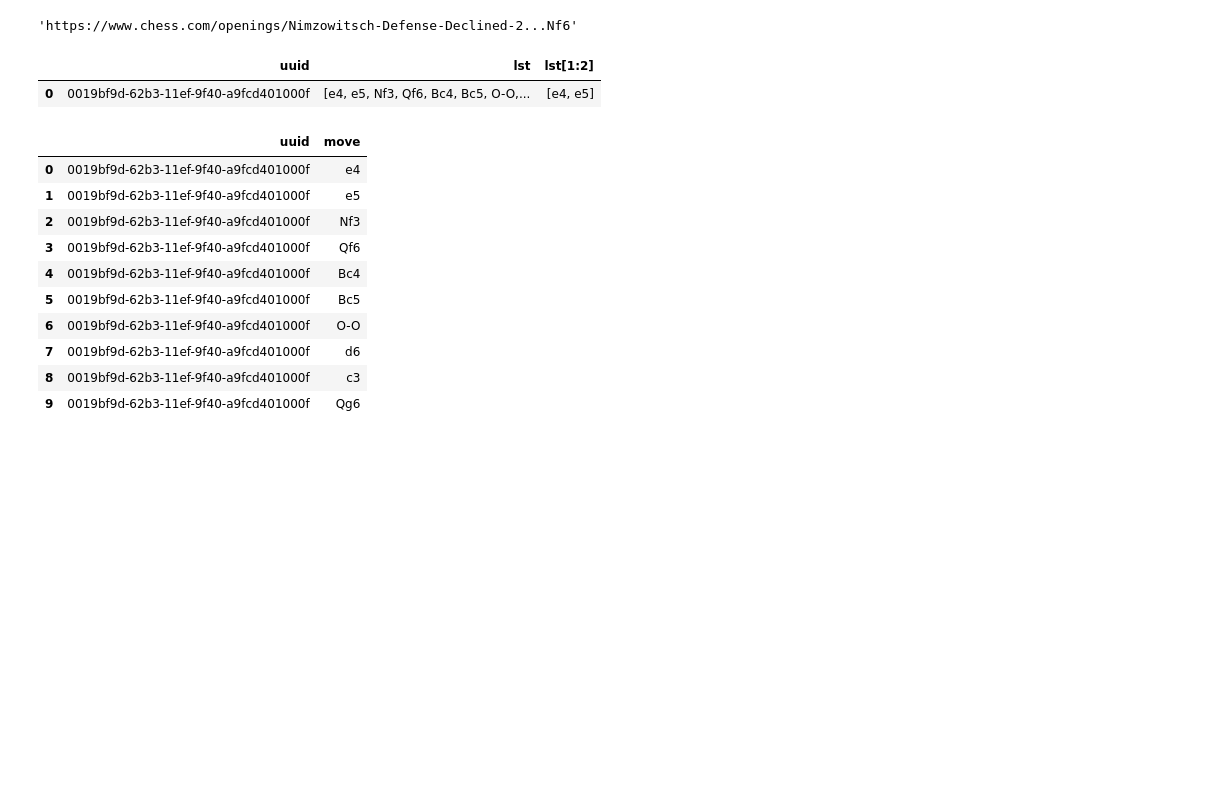
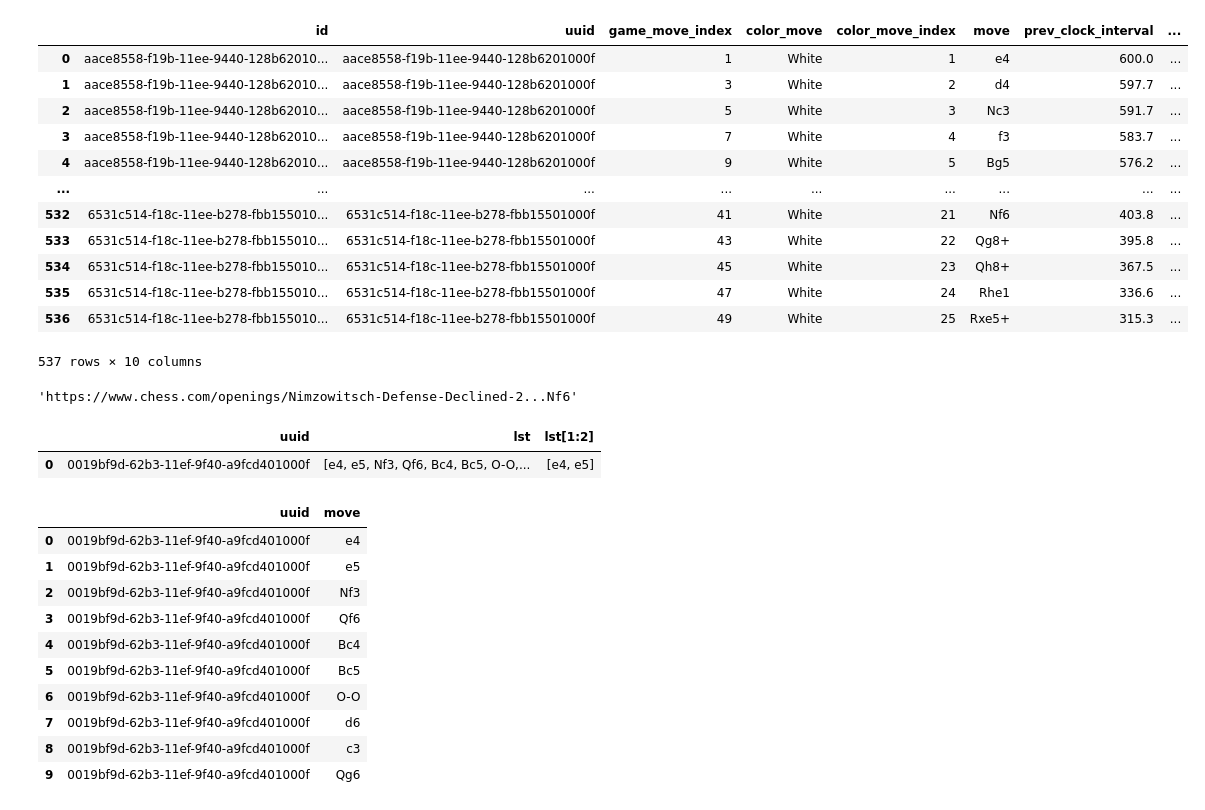
Before and after one commit to jkwd/chess_dashboard, a Jupyter notebook: chess_dagster/Untitled1.ipynb, the cells around one changed output. Cells and saved outputs as stored; diff of their text form; code cells hidden in the pictures; blank space fills up the shorter version.

```diff
--- a/chess_dagster/Untitled1.ipynb
+++ b/chess_dagster/Untitled1.ipynb
@@ -25,3 +187,77 @@ query('select * from information_schema.tables')
+# %%
+query("""
+with player_games as (
+    select
+    uuid
+    , time_control_base
+    , time_control_add_seconds
+    , pgn_move_extract
+    , pgn_clock_extract
+    from chess_data_prep.player_games
+    limit 10
+)
+, unnest as (
+    select
+    *
+    , generate_subscripts(pgn_move_extract, 1) AS game_move_index
+    , unnest(pgn_move_extract) as move_unnest
+    , unnest(pgn_clock_extract) as clock_unnest
+    , split(move_unnest, ' ')[1] as color_move_index_raw
+    , cast(regexp_replace(color_move_index_raw, '\.+', '') as int) as color_move_index
+    , if(regexp_matches(color_move_index_raw, '\.\.\.'), 'Black', 'White') as color_move
+    , split(move_unnest, ' ')[2] as move
+
+    -- This is the clock after the addition of time
+    , epoch(cast(replace(split(clock_unnest, ' ')[2], ']}}', '') as interval)) as clock_interval_post_move
+
+    -- To get the clock before the addition of time
+    , clock_interval_post_move - time_control_add_seconds as clock_interval_move
+
+    from player_games
+)
+, final as (
+    select
+    uuid
+    , game_move_index
+    , color_move
+    , color_move_index
+    , move
+    , coalesce(
+        lag(clock_interval_post_move) over(partition by uuid, color_move order by color_move_index)
+        , time_control_base
+    )  as prev_clock_interval
+    , clock_interval_move
+    , clock_interval_post_move
+    , prev_clock_interval - clock_interval_move as move_time_seconds
+    from unnest
+)
+select
+concat(uuid::string, '_', game_move_index::string) as id
+, uuid::string as uuid
+, game_move_index::int as game_move_index
+, color_move::string as color_move
+, color_move_index::int as color_move_index
+, move::string as move
+, prev_clock_interval::double as prev_clock_interval
+, clock_interval_move::double as clock_interval_move
+, clock_interval_post_move::double as clock_interval_post_move
+, move_time_seconds::double as move_time_seconds
+from final
+""")
+# %% [output]
+|  | id | uuid | game_move_index | color_move | color_move_index | move | prev_clock_interval | ... |
+| 0 | aace8558-f19b-11ee-9440-128b62010... | aace8558-f19b-11ee-9440-128b6201000f | 1 | White | 1 | e4 | 600.0 | ... |
+| 1 | aace8558-f19b-11ee-9440-128b62010... | aace8558-f19b-11ee-9440-128b6201000f | 3 | White | 2 | d4 | 597.7 | ... |
+| 2 | aace8558-f19b-11ee-9440-128b62010... | aace8558-f19b-11ee-9440-128b6201000f | 5 | White | 3 | Nc3 | 591.7 | ... |
+| 3 | aace8558-f19b-11ee-9440-128b62010... | aace8558-f19b-11ee-9440-128b6201000f | 7 | White | 4 | f3 | 583.7 | ... |
+| 4 | aace8558-f19b-11ee-9440-128b62010... | aace8558-f19b-11ee-9440-128b6201000f | 9 | White | 5 | Bg5 | 576.2 | ... |
+| ... | ... | ... | ... | ... | ... | ... | ... | ... |
+| 532 | 6531c514-f18c-11ee-b278-fbb155010... | 6531c514-f18c-11ee-b278-fbb15501000f | 41 | White | 21 | Nf6 | 403.8 | ... |
+| 533 | 6531c514-f18c-11ee-b278-fbb155010... | 6531c514-f18c-11ee-b278-fbb15501000f | 43 | White | 22 | Qg8+ | 395.8 | ... |
+| 534 | 6531c514-f18c-11ee-b278-fbb155010... | 6531c514-f18c-11ee-b278-fbb15501000f | 45 | White | 23 | Qh8+ | 367.5 | ... |
+| 535 | 6531c514-f18c-11ee-b278-fbb155010... | 6531c514-f18c-11ee-b278-fbb15501000f | 47 | White | 24 | Rhe1 | 336.6 | ... |
+| 536 | 6531c514-f18c-11ee-b278-fbb155010... | 6531c514-f18c-11ee-b278-fbb15501000f | 49 | White | 25 | Rxe5+ | 315.3 | ... |
+537 rows × 10 columns
 # %%
 query("select * from chess_data_raw.chess_openings where opening = 'unknown'")['url'][0]
 # %% [output]
```
Also changed, not shown: parts of 4 cells of this notebook, 5 other files.
